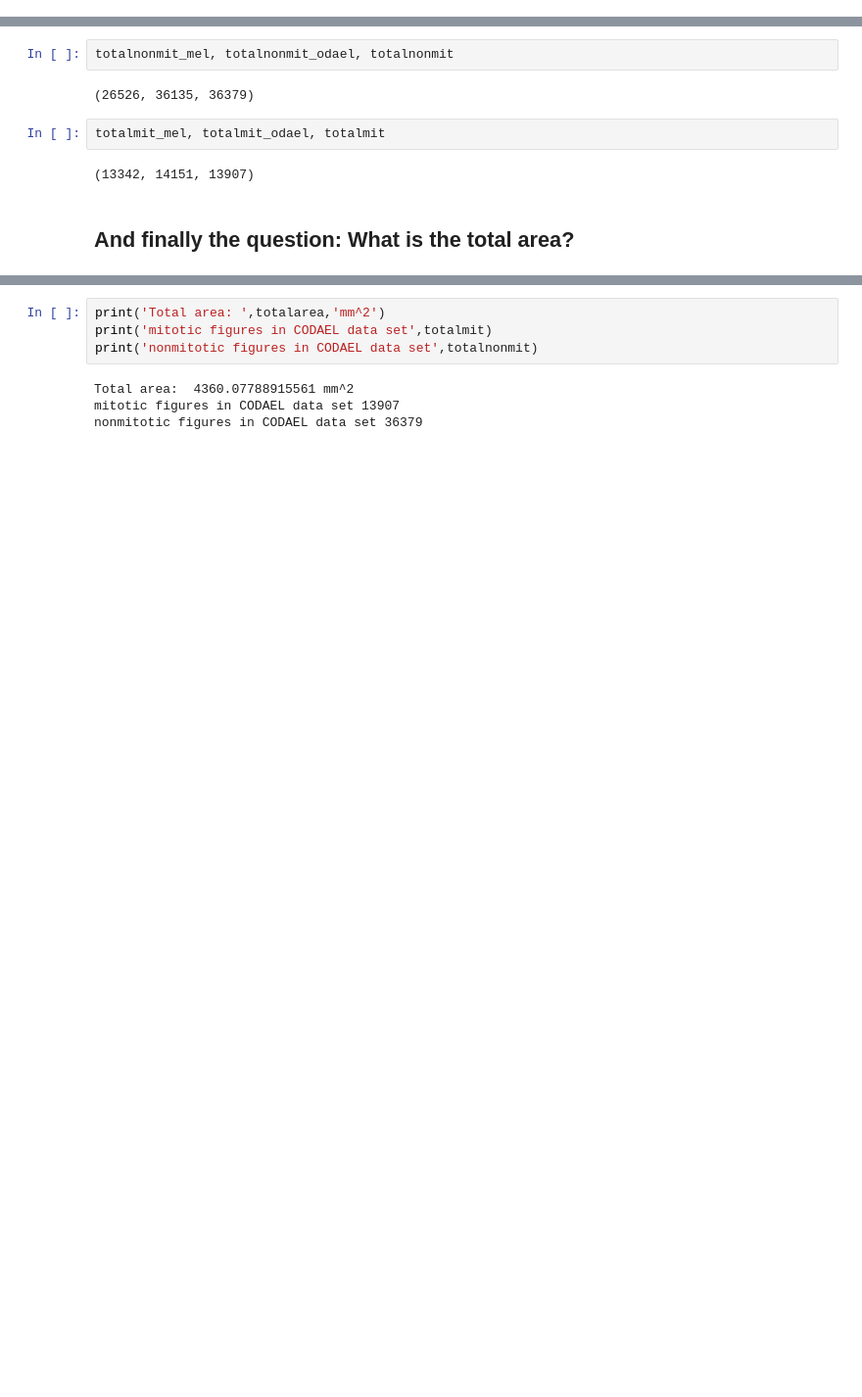
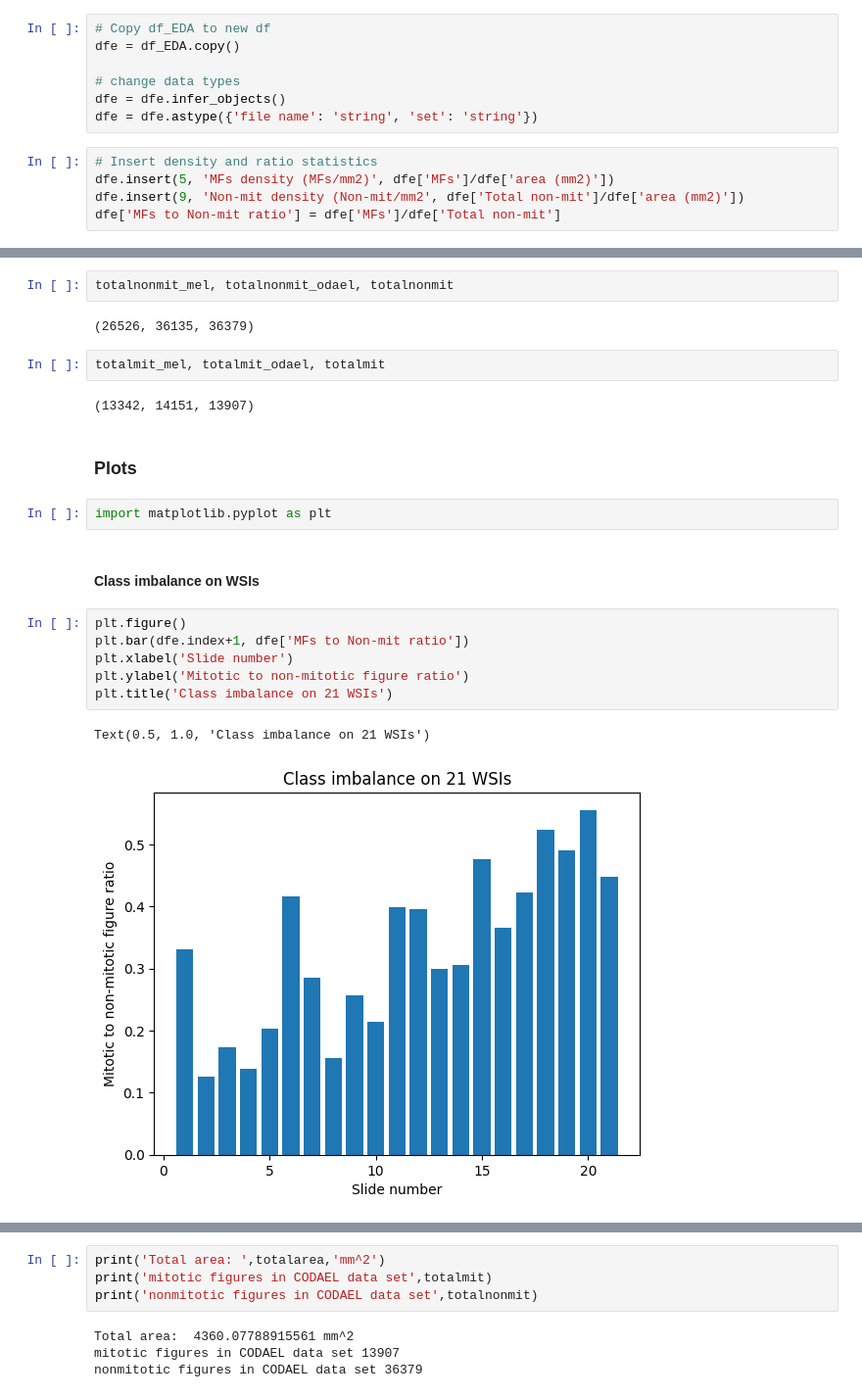
Before and after one commit to chemengage/automated-healthcare, a Jupyter notebook: assignments/week-5-EDA/week-5-EDA.ipynb, the cells around one changed output, grey strips where cells are left out. Shown at 98% size. Drawn from its saved outputs; the diff is of its cells as text; blank space fills up the shorter version.

```diff
--- a/assignments/week-5-EDA/week-5-EDA.ipynb
+++ b/assignments/week-5-EDA/week-5-EDA.ipynb
@@ -149,0 +127,12 @@ df_EDA.tail()
+# %%
+# Copy df_EDA to new df
+dfe = df_EDA.copy()
+
+# change data types
+dfe = dfe.infer_objects()
+dfe = dfe.astype({'file name': 'string', 'set': 'string'})
+# %%
+# Insert density and ratio statistics
+dfe.insert(5, 'MFs density (MFs/mm2)', dfe['MFs']/dfe['area (mm2)'])
+dfe.insert(9, 'Non-mit density (Non-mit/mm2', dfe['Total non-mit']/dfe['area (mm2)'])
+dfe['MFs to Non-mit ratio'] = dfe['MFs']/dfe['Total non-mit']
@@ -155,5 +158,18 @@ totalnonmit_mel, totalnonmit_odael, totalnonmit
 totalmit_mel, totalmit_odael, totalmit
 # %% [output]
 (13342, 14151, 13907)
-# %% [markdown]
-## And finally the question: What is the total area?
+# %% [markdown]
+### Plots
+# %%
+import matplotlib.pyplot as plt
+# %% [markdown]
+#### Class imbalance on WSIs
+# %%
+plt.figure()
+plt.bar(dfe.index+1, dfe['MFs to Non-mit ratio'])
+plt.xlabel('Slide number')
+plt.ylabel('Mitotic to non-mitotic figure ratio')
+plt.title('Class imbalance on 21 WSIs')
+# %% [output]
+Text(0.5, 1.0, 'Class imbalance on 21 WSIs')
+[figure, added]
```
Also changed, not shown: parts of 9 cells of this notebook.
